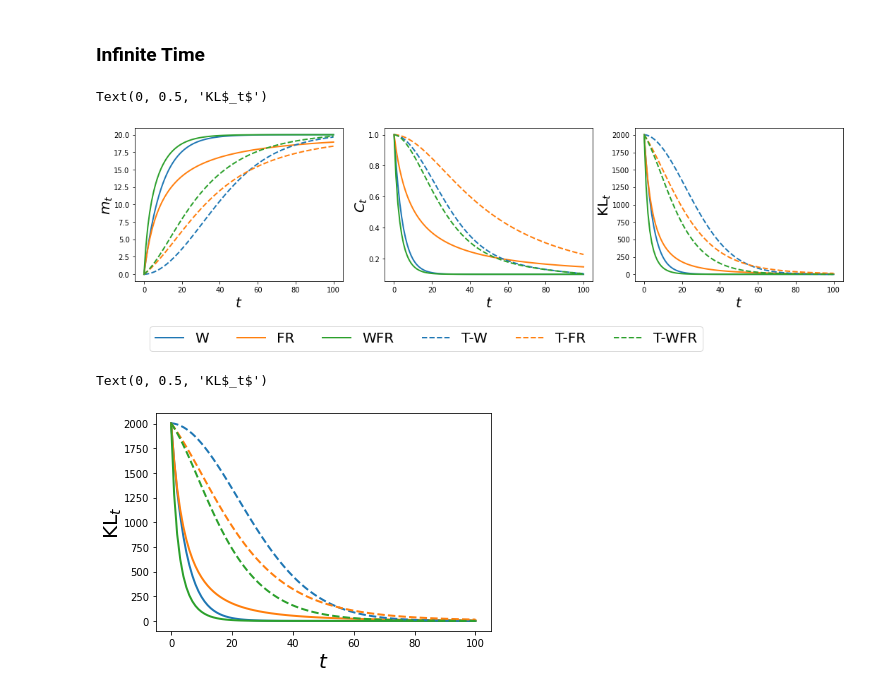
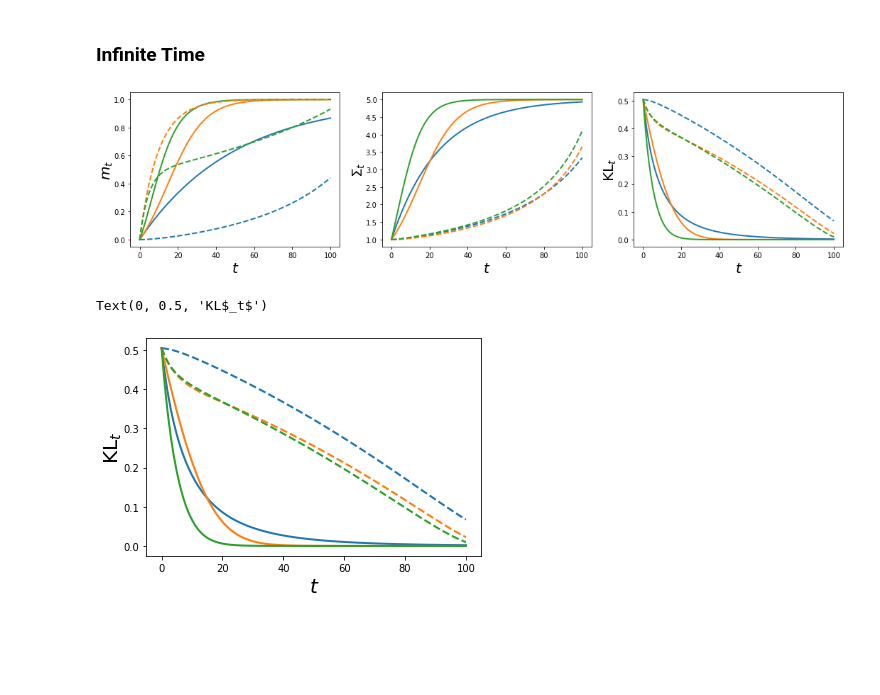
Before and after one commit to FrancescaCrucinio/SMC-WFR, a Jupyter notebook: ODEComparison.ipynb, the cells around one changed output. Cells and saved outputs as stored; diff of their text form; code cells hidden in the pictures; blank space fills up the shorter version.

```diff
--- a/ODEComparison.ipynb
+++ b/ODEComparison.ipynb
@@ -12,15 +12,15 @@ importlib.reload(ode)
 # %% [output]
 <module 'GaussianODEs' from '/Users/francescacrucinio/Documents/PAPERS/SUBMITTED/SMC-WFR/GaussianODEs.py'>
 # %%
-mu = 20
-sigma = .1
+mu = 1
+sigma = 5
 mu0 = 0
 sigma0 = 1
 # %% [markdown]
 ### Infinite Time
 # %%
 discr = 100
-gamma = 0.01
+gamma = 0.1
 mean_eq_winf, var_eq_winf, kl_winf = ode.wasserstein_infinite_time(mu0, mu, sigma0, sigma, discr, gamma)
 mean_eq_frinf, var_eq_frinf, kl_frinf = ode.fisherrao_infinite_time(mu0, mu, sigma0, sigma, discr, gamma)
 mean_eq_wfrinf, var_eq_wfrinf, kl_wfrinf = ode.wfr_infinite_time(mu0, mu, sigma0, sigma, discr, gamma)
@@ -41,36 +41,35 @@ plt.subplot(1, 3, 1)
 plt.plot(np.arange(discr+1), mean_eq_winf, label = 'W', linestyle = 'solid', lw = 2, color = colors[0])
 plt.plot(np.arange(discr+1), mean_eq_frinf, label = 'FR', linestyle = 'solid', lw = 2, color = colors[1])
 plt.plot(np.arange(discr+1), mean_eq_wfrinf, label = 'WFR', linestyle = 'solid', lw = 2, color = colors[2])
 plt.plot(np.arange(discr+1), mean_eq_tw, label = 'T-W', linestyle = 'dashed', lw = 2)
 plt.plot(np.arange(discr+1), mean_eq_tfr, label = 'T-FR', linestyle = 'dashed', lw = 2)
 plt.plot(np.arange(discr+1), mean_eq_twfr, label = 'T-WFR', linestyle = 'dashed', lw = 2)
 plt.xlabel('$t$', fontsize = 20)
 plt.ylabel('$m_t$', fontsize = 20, labelpad=-1)
 # plt.legend(ncol = 2, fontsize = 13)
 plt.subplot(1, 3, 2)
 plt.plot(np.arange(discr+1), var_eq_winf, label = 'W', linestyle = 'solid', lw = 2, color = colors[0])
 plt.plot(np.arange(discr+1), var_eq_frinf, label = 'FR', linestyle = 'solid', lw = 2, color = colors[1])
 plt.plot(np.arange(discr+1), var_eq_wfrinf, label = 'WFR', linestyle = 'solid', lw = 2, color = colors[2])
 plt.plot(np.arange(discr+1), var_eq_tw, label = 'T-W', linestyle = 'dashed', lw = 2)
 plt.plot(np.arange(discr+1), var_eq_tfr, label = 'T-FR', linestyle = 'dashed', lw = 2)
 plt.plot(np.arange(discr+1), var_eq_twfr, label = 'T-WFR', linestyle = 'dashed', lw = 2)
 # plt.legend(ncol = 2, fontsize = 13)
 plt.xlabel('$t$', fontsize = 20)
-plt.ylabel('$C_t$', fontsize = 20, labelpad=-1)
+plt.ylabel('$\Sigma_t$', fontsize = 20, labelpad=-1)
 plt.subplot(1, 3, 3)
 plt.plot(np.arange(discr+1), kl_winf, label = 'W', linestyle = 'solid', lw = 2, color = colors[0])
 plt.plot(np.arange(discr+1), kl_frinf, label = 'FR', linestyle = 'solid', lw = 2, color = colors[1])
 plt.plot(np.arange(discr+1), kl_wfrinf, label = 'WFR', linestyle = 'solid', lw = 2, color = colors[2])
 plt.plot(np.arange(discr+1), kl_tw, label = 'T-W', linestyle = 'dashed', lw = 2)
 plt.plot(np.arange(discr+1), kl_tfr, label = 'T-FR', linestyle = 'dashed', lw = 2)
 plt.plot(np.arange(discr+1), kl_twfr, label = 'T-WFR', linestyle = 'dashed', lw = 2)
 # legend = plt.legend(loc = 'lower center', bbox_to_anchor=(-1, -0.5), ncol = 6, fontsize = 20)
 plt.xlabel('$t$', fontsize = 20)
 plt.ylabel('KL$_t$', fontsize = 20, labelpad=-1)
 # plt.savefig('gaussian_exact2.pdf', bbox_inches="tight")
 # %% [output]
-Text(0, 0.5, 'KL$_t$')
-[figure, old version]
+[figure, new version]
 # %%
 # def export_legend(legend, filename="legend_t.pdf", expand=[-5,-5,5,5]):
 #     fig  = legend.figure
@@ -95,4 +94,4 @@ plt.ylabel('KL$_t$', fontsize = 20, labelpad=-1)
 # plt.savefig('gaussian_exact1_t.pdf', bbox_inches="tight")
 # %% [output]
 Text(0, 0.5, 'KL$_t$')
-[figure, old version]
+[figure, new version]
```
Also changed, not shown: 3 other files.
